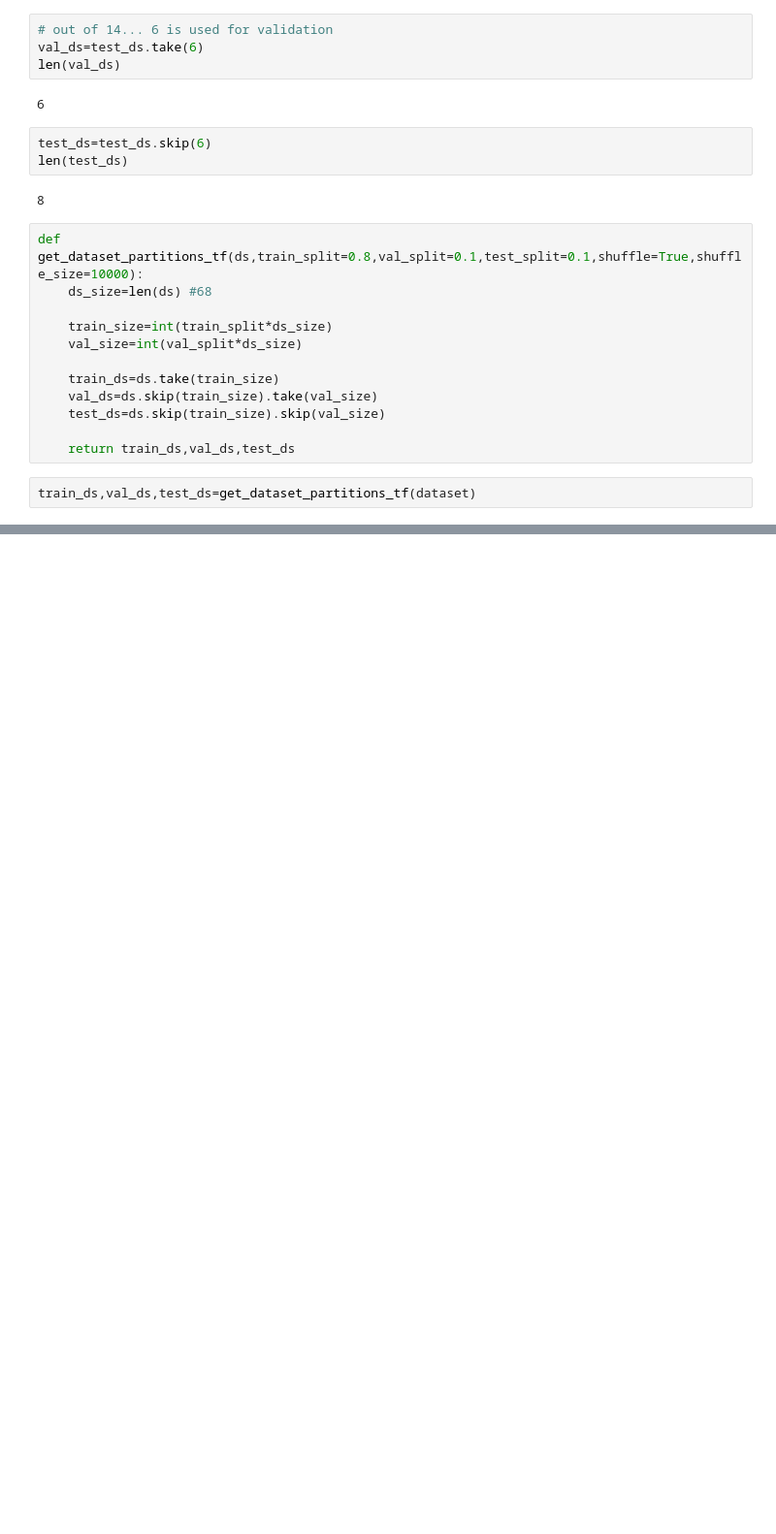
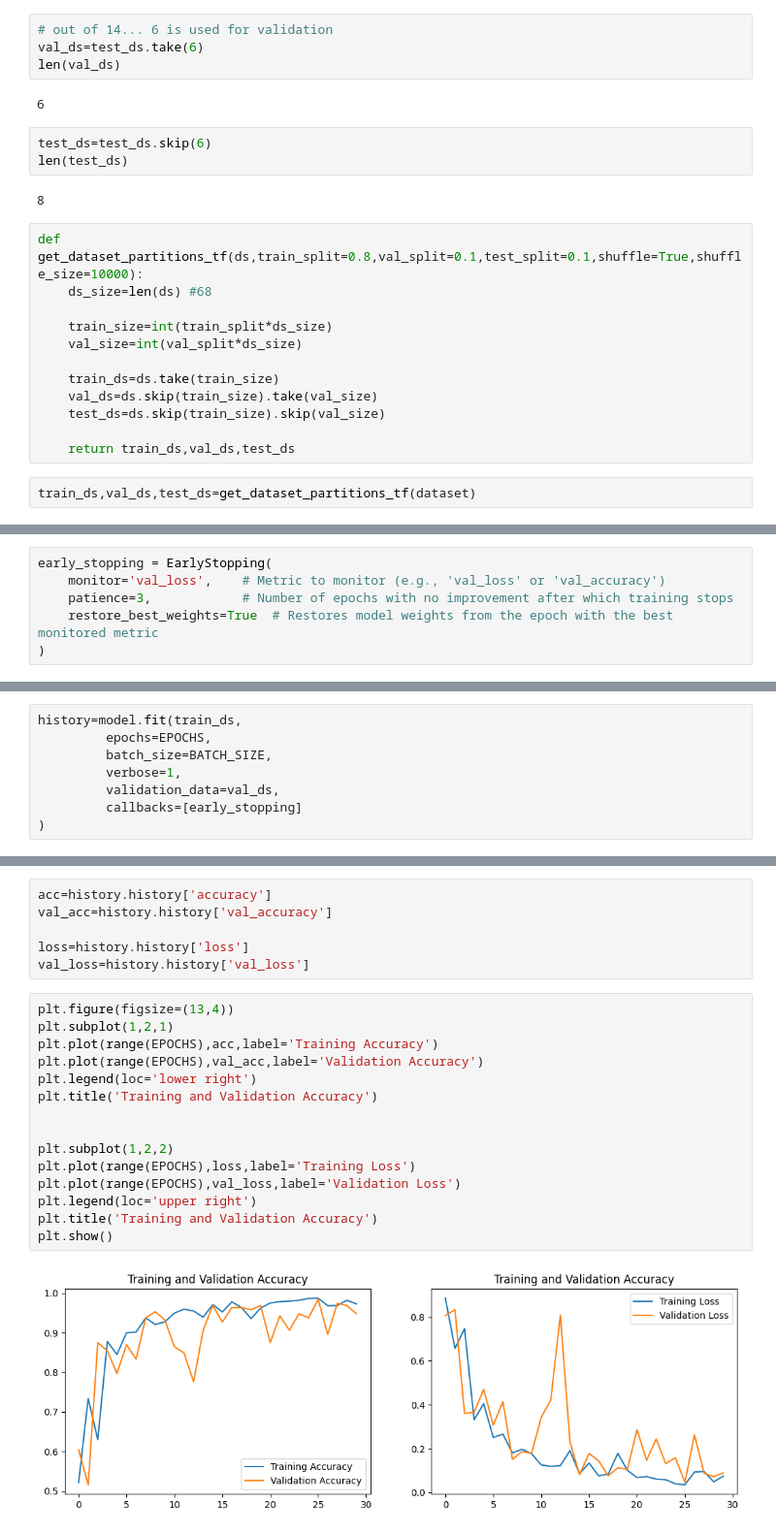
Before and after one commit to Arnav047/Leaf-Disease-Classifier, a Jupyter notebook: Potato_Disease.ipynb, the cells around one changed output, grey strips where cells are left out. Shown at 97% size. Saved outputs shown, nothing was run; the diff lists cells and outputs as text; blank space fills up the shorter version.

```diff
--- a/Potato_Disease.ipynb
+++ b/Potato_Disease.ipynb
@@ -187,0 +176,6 @@ model.evaluate(test_ds)
+# %%
+early_stopping = EarlyStopping(
+    monitor='val_loss',    # Metric to monitor (e.g., 'val_loss' or 'val_accuracy')
+    patience=3,            # Number of epochs with no improvement after which training stops
+    restore_best_weights=True  # Restores model weights from the epoch with the best monitored metric
+)
@@ -187,0 +184,8 @@ model.evaluate(test_ds)
+# %%
+history=model.fit(train_ds,
+         epochs=EPOCHS,
+         batch_size=BATCH_SIZE,
+         verbose=1,
+         validation_data=val_ds,
+         callbacks=[early_stopping]
+)
@@ -187,0 +224,23 @@ model.evaluate(test_ds)
+# %%
+acc=history.history['accuracy']
+val_acc=history.history['val_accuracy']
+
+loss=history.history['loss']
+val_loss=history.history['val_loss']
+# %%
+plt.figure(figsize=(13,4))
+plt.subplot(1,2,1)
+plt.plot(range(EPOCHS),acc,label='Training Accuracy')
+plt.plot(range(EPOCHS),val_acc,label='Validation Accuracy')
+plt.legend(loc='lower right')
+plt.title('Training and Validation Accuracy')
+
+
+plt.subplot(1,2,2)
+plt.plot(range(EPOCHS),loss,label='Training Loss')
+plt.plot(range(EPOCHS),val_loss,label='Validation Loss')
+plt.legend(loc='upper right')
+plt.title('Training and Validation Accuracy')
+plt.show()
+# %% [output]
+[figure, added]
```
Also changed, not shown: parts of 32 cells of this notebook, 2 other files.
